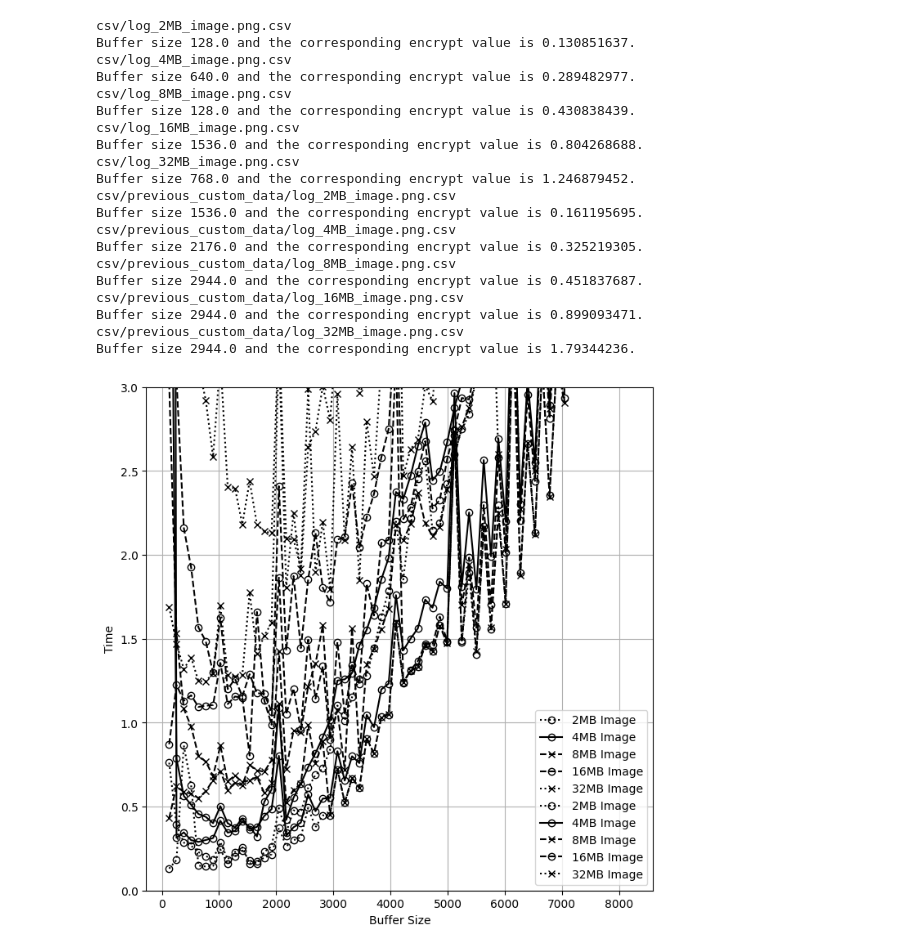
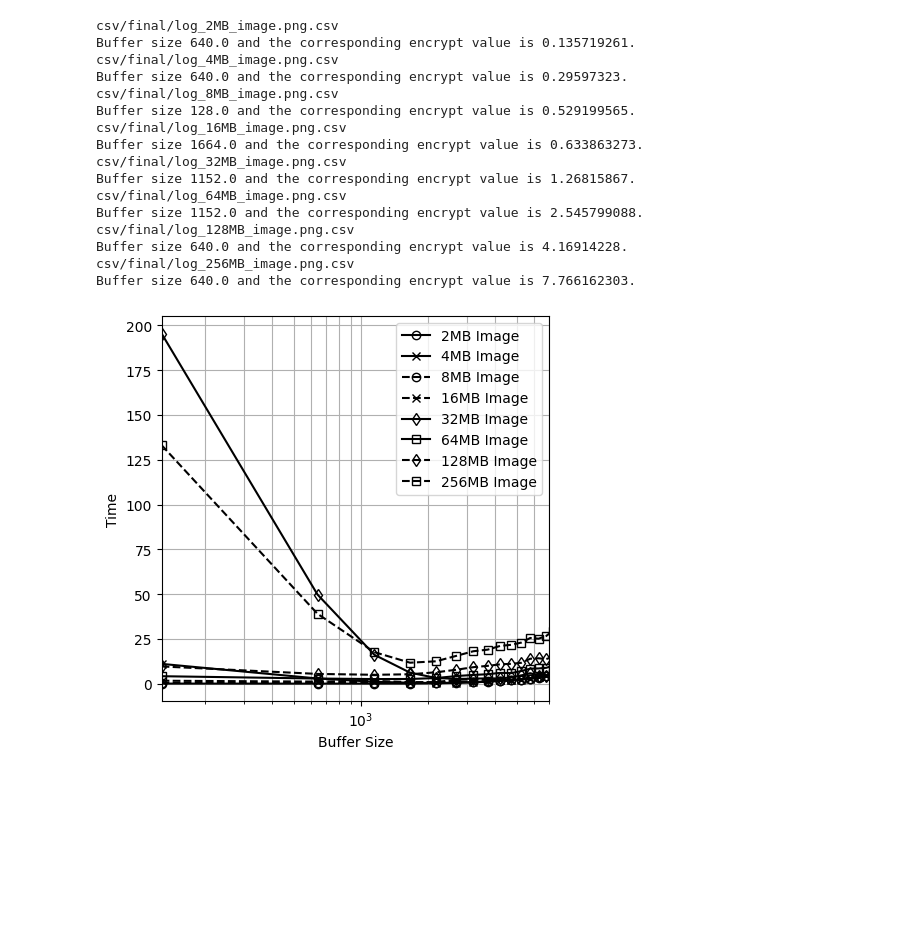
Before and after one commit to Patriot-Lab/ProjectSE, a Jupyter notebook: BufferSizeOptimization.ipynb, the cells around one changed output. Cells and saved outputs as stored; diff of their text form; code cells hidden in the pictures; blank space fills up the shorter version.

```diff
--- a/BufferSizeOptimization.ipynb
+++ b/BufferSizeOptimization.ipynb
@@ -27,60 +38,50 @@ def create_plot(filePath, labelx, line_style, marker_style):
     plt.legend()
 # %%
-create_plot('csv/log_2MB_image.png.csv', '2MB Image', ':', 'o')
-create_plot('csv/log_4MB_image.png.csv', '4MB Image', '-', 'o')
-create_plot('csv/log_8MB_image.png.csv', '8MB Image', '--', 'x')
-create_plot('csv/log_16MB_image.png.csv', '16MB Image', '--', 'o')
-create_plot('csv/log_32MB_image.png.csv', '32MB Image', ':', 'x')
-# create_plot('csv/log_64MB_image.png.csv', '64MB Image', '--', 'o')
-# create_plot('csv/log_128MB_image.png.csv', '64MB Image', '--', 'o')
-# create_plot('csv/log_256MB_image.png.csv', '64MB Image', '--', 'o')
-# create_plot('csv/log_512MB_image.png.csv', '64MB Image', '--', 'o')
-
-create_plot('csv/previous_custom_data/log_2MB_image.png.csv', '2MB Image', ':', 'o')
-create_plot('csv/previous_custom_data/log_4MB_image.png.csv', '4MB Image', '-', 'o')
-create_plot('csv/previous_custom_data/log_8MB_image.png.csv', '8MB Image', '--', 'x')
-create_plot('csv/previous_custom_data/log_16MB_image.png.csv', '16MB Image', '--', 'o')
-create_plot('csv/previous_custom_data/log_32MB_image.png.csv', '32MB Image', ':', 'x')
+create_plot('csv/final/log_2MB_image.png.csv', '2MB Image', '-', 'o')
+create_plot('csv/final/log_4MB_image.png.csv', '4MB Image', '-', 'x')
+create_plot('csv/final/log_8MB_image.png.csv', '8MB Image', '--', 'o')
+create_plot('csv/final/log_16MB_image.png.csv', '16MB Image', '--', 'x')
+create_plot('csv/final/log_32MB_image.png.csv', '32MB Image', '-', 'd')
+create_plot('csv/final/log_64MB_image.png.csv', '64MB Image', '-', 's')
+create_plot('csv/final/log_128MB_image.png.csv', '128MB Image', '--', 'd')
+create_plot('csv/final/log_256MB_image.png.csv', '256MB Image', '--', 's')
 
 
 
 
 
 
 
 
 plt.xlabel('Buffer Size')
 plt.ylabel('Time')
-plt.ylim([0, 3])
+# plt.ylim([0, 100])
+plt.xlim([128,7000])
 f = plt.gcf()
-f.set_figwidth(8)
-f.set_figheight(8)
+f.set_figwidth(5)
+f.set_figheight(5)
 plt.grid(True, which='both')
 
 plt.savefig('plots/buffer_size_comparison.svg', format='svg')
 plt.show()
 # %% [output]
-csv/log_2MB_image.png.csv
-Buffer size 128.0 and the corresponding encrypt value is 0.130851637.
-csv/log_4MB_image.png.csv
-Buffer size 640.0 and the corresponding encrypt value is 0.289482977.
-csv/log_8MB_image.png.csv
-Buffer size 128.0 and the corresponding encrypt value is 0.430838439.
-csv/log_16MB_image.png.csv
-Buffer size 1536.0 and the corresponding encrypt value is 0.804268688.
-csv/log_32MB_image.png.csv
-Buffer size 768.0 and the corresponding encrypt value is 1.246879452.
-csv/previous_custom_data/log_2MB_image.png.csv
-Buffer size 1536.0 and the corresponding encrypt value is 0.161195695.
-csv/previous_custom_data/log_4MB_image.png.csv
-Buffer size 2176.0 and the corresponding encrypt value is 0.325219305.
-csv/previous_custom_data/log_8MB_image.png.csv
-Buffer size 2944.0 and the corresponding encrypt value is 0.451837687.
-csv/previous_custom_data/log_16MB_image.png.csv
-Buffer size 2944.0 and the corresponding encrypt value is 0.899093471.
-csv/previous_custom_data/log_32MB_image.png.csv
-Buffer size 2944.0 and the corresponding encrypt value is 1.79344236.
+csv/final/log_2MB_image.png.csv
+Buffer size 640.0 and the corresponding encrypt value is 0.135719261.
+csv/final/log_4MB_image.png.csv
+Buffer size 640.0 and the corresponding encrypt value is 0.29597323.
+csv/final/log_8MB_image.png.csv
+Buffer size 128.0 and the corresponding encrypt value is 0.529199565.
+csv/final/log_16MB_image.png.csv
+Buffer size 1664.0 and the corresponding encrypt value is 0.633863273.
+csv/final/log_32MB_image.png.csv
+Buffer size 1152.0 and the corresponding encrypt value is 1.26815867.
+csv/final/log_64MB_image.png.csv
+Buffer size 1152.0 and the corresponding encrypt value is 2.545799088.
+csv/final/log_128MB_image.png.csv
+Buffer size 640.0 and the corresponding encrypt value is 4.16914228.
+csv/final/log_256MB_image.png.csv
+Buffer size 640.0 and the corresponding encrypt value is 7.766162303.
-[figure, old version]
+[figure, new version]
 # %%
 import pandas as pd
 import matplotlib.pyplot as plt
```
Also changed, not shown: parts of 3 cells of this notebook, 27 other files.
